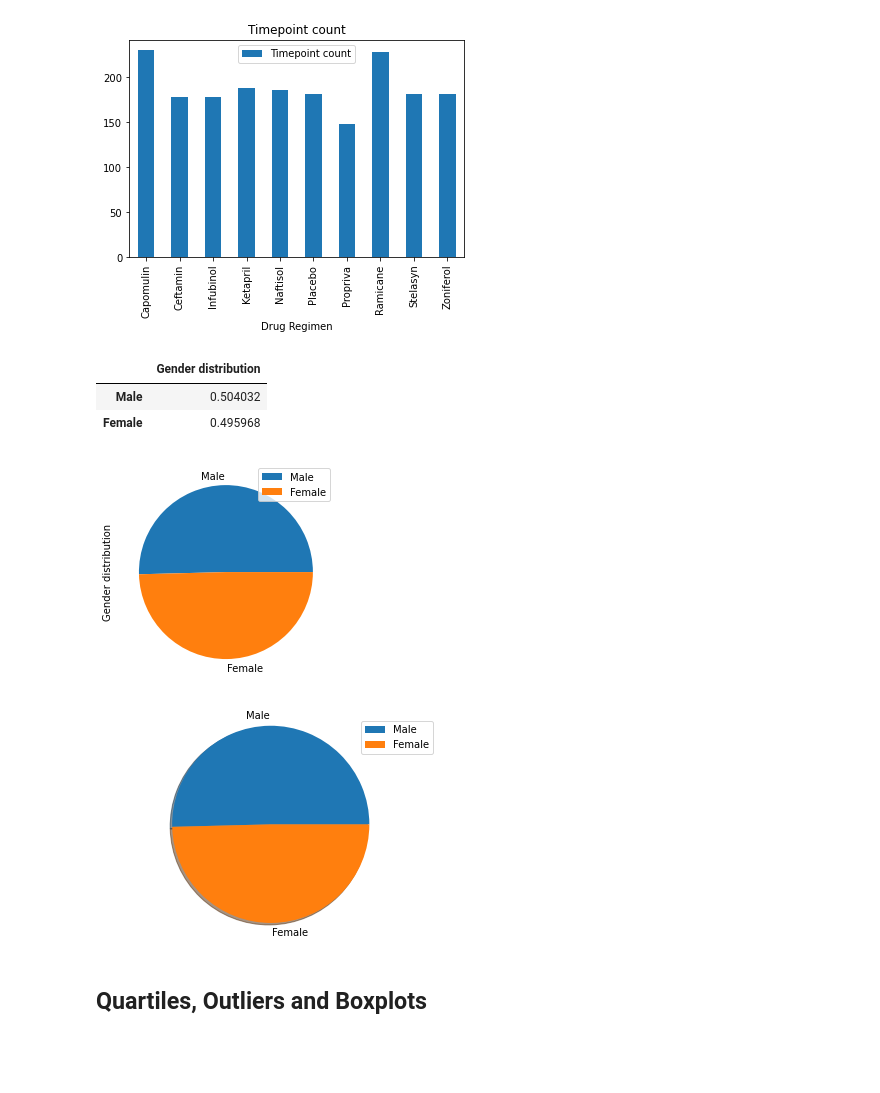
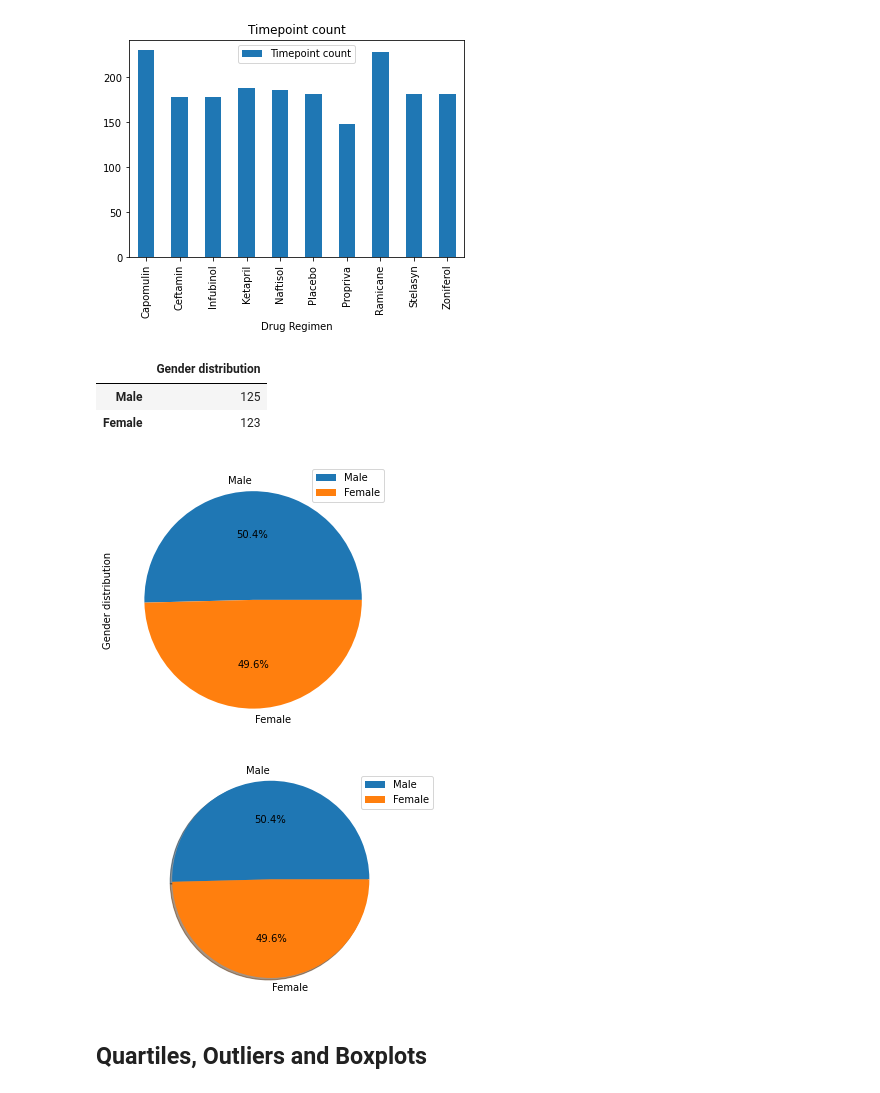
Before and after one commit to RZHANG2021/Matplotlib, a Jupyter notebook: pymaceuticals_starter.ipynb, the cells around one changed output. Drawn from its saved outputs; the diff is of its cells as text; code cells hidden in the pictures; blank space fills up the shorter version.

```diff
--- a/pymaceuticals_starter.ipynb
+++ b/pymaceuticals_starter.ipynb
@@ -233,31 +233,31 @@ Text(0.5, 0, 'Drug Regimen')
 gender_df=clean_df[["Mouse ID","Sex"]]
 gender_df=gender_df.drop_duplicates("Mouse ID",keep='first')
 
-gender_count = pd.DataFrame({"Gender distribution": gender_df["Sex"].value_counts(normalize=True)})
+gender_count = pd.DataFrame({"Gender distribution": gender_df["Sex"].value_counts()})
 
 gender_count
 # %% [output]
 |  | Gender distribution |
-| Male | 0.504032 |
-| Female | 0.495968 |
+| Male | 125 |
+| Female | 123 |
 # %%
 gender_count.index
 # %%
-gender_df_plot=gender_count.plot.pie(y="Gender distribution")
+gender_df_plot=gender_count.plot.pie(y="Gender distribution",autopct="%1.01f%%",figsize=(10, 5))
 # %% [output]
-[figure, old version]
+[figure, new version]
 # %%
 # Generate a pie plot showing the distribution of female versus male mice using pyplot
 # Pie chart, where the slices will be ordered and plotted counter-clockwise:
 
 fig1, ax1 = plt.subplots()
-gender_py_plot=ax1.pie(gender_count["Gender distribution"],labels=gender_count.index,shadow=True, startangle=0)
+gender_py_plot=ax1.pie(gender_count["Gender distribution"],labels=gender_count.index,autopct="%1.01f%%",shadow=True, startangle=0)
 ax1.axis('equal')
 ax1.legend(labels=gender_count.index, loc=1)
 
 plt.show()
 # %% [output]
-[figure, old version]
+[figure, new version]
 # %% [markdown]
 ## Quartiles, Outliers and Boxplots
 # %%
```
Also changed, not shown: parts of 12 cells of this notebook.
